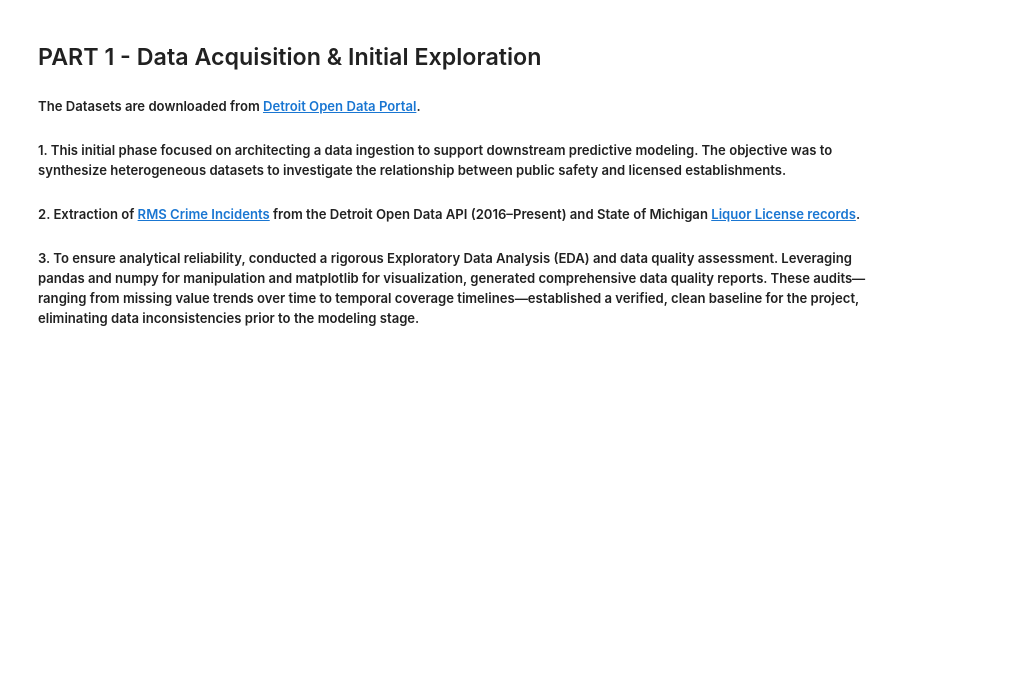
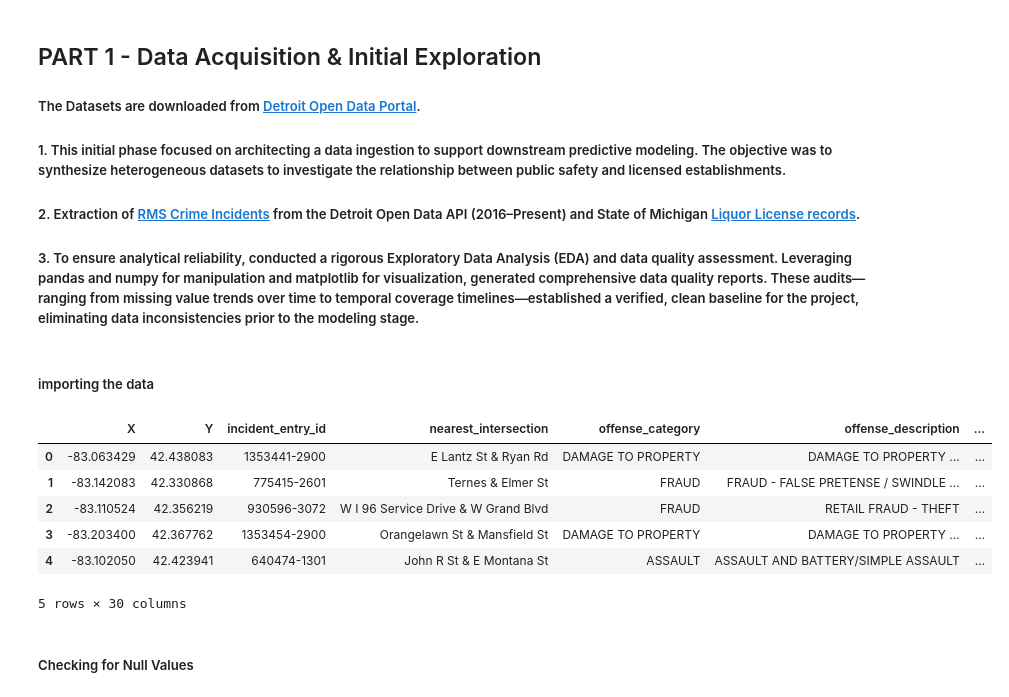
Before and after one commit to spacedust10/detroit-crime-analysis, a Jupyter notebook: analysis.ipynb, the cells around one changed output. Cells and saved outputs as stored; diff of their text form; code cells hidden in the pictures; blank space fills up the shorter version.

```diff
--- a/analysis.ipynb
+++ b/analysis.ipynb
@@ -10,3 +12,23 @@
 ##### 1. This initial phase focused on architecting a data ingestion to support downstream predictive modeling. The objective was to synthesize heterogeneous datasets to investigate the relationship between public safety and licensed establishments.
 ##### 2. Extraction of [RMS Crime Incidents](https://data.detroitmi.gov/datasets/detroitmi::rms-crime-incidents/explore?location=42.347872%2C-83.095882%2C10.53) from the Detroit Open Data API (2016–Present) and State of Michigan [Liquor License records](https://data.detroitmi.gov/datasets/detroitmi::liquor-licenses-current/explore?location=42.302893%2C-83.018479%2C10.20).
 ##### 3. To ensure analytical reliability, conducted a rigorous Exploratory Data Analysis (EDA) and data quality assessment. Leveraging pandas and numpy for manipulation and matplotlib for visualization, generated comprehensive data quality reports. These audits—ranging from missing value trends over time to temporal coverage timelines—established a verified, clean baseline for the project, eliminating data inconsistencies prior to the modeling stage.
+# %% [markdown]
+##### importing the data
+# %%
+import numpy as np
+import pandas as pd
+import warnings
+warnings.filterwarnings('ignore')
+
+crime_incidents = pd.read_csv('data/rms_crime_incidents.csv')
+crime_incidents.head()
+# %% [output]
+|  | X | Y | incident_entry_id | nearest_intersection | offense_category | offense_description | ... |
+| 0 | -83.063429 | 42.438083 | 1353441-2900 | E Lantz St & Ryan Rd | DAMAGE TO PROPERTY | DAMAGE TO PROPERTY ... | ... |
+| 1 | -83.142083 | 42.330868 | 775415-2601 | Ternes & Elmer St | FRAUD | FRAUD - FALSE PRETENSE / SWINDLE ... | ... |
+| 2 | -83.110524 | 42.356219 | 930596-3072 | W I 96 Service Drive & W Grand Blvd | FRAUD | RETAIL FRAUD - THEFT | ... |
+| 3 | -83.203400 | 42.367762 | 1353454-2900 | Orangelawn St & Mansfield St | DAMAGE TO PROPERTY | DAMAGE TO PROPERTY ... | ... |
+| 4 | -83.102050 | 42.423941 | 640474-1301 | John R St & E Montana St | ASSAULT | ASSAULT AND BATTERY/SIMPLE ASSAULT | ... |
+5 rows × 30 columns
+# %% [markdown]
+##### Checking for Null Values
```
Also changed, not shown: parts of 8 cells of this notebook.
